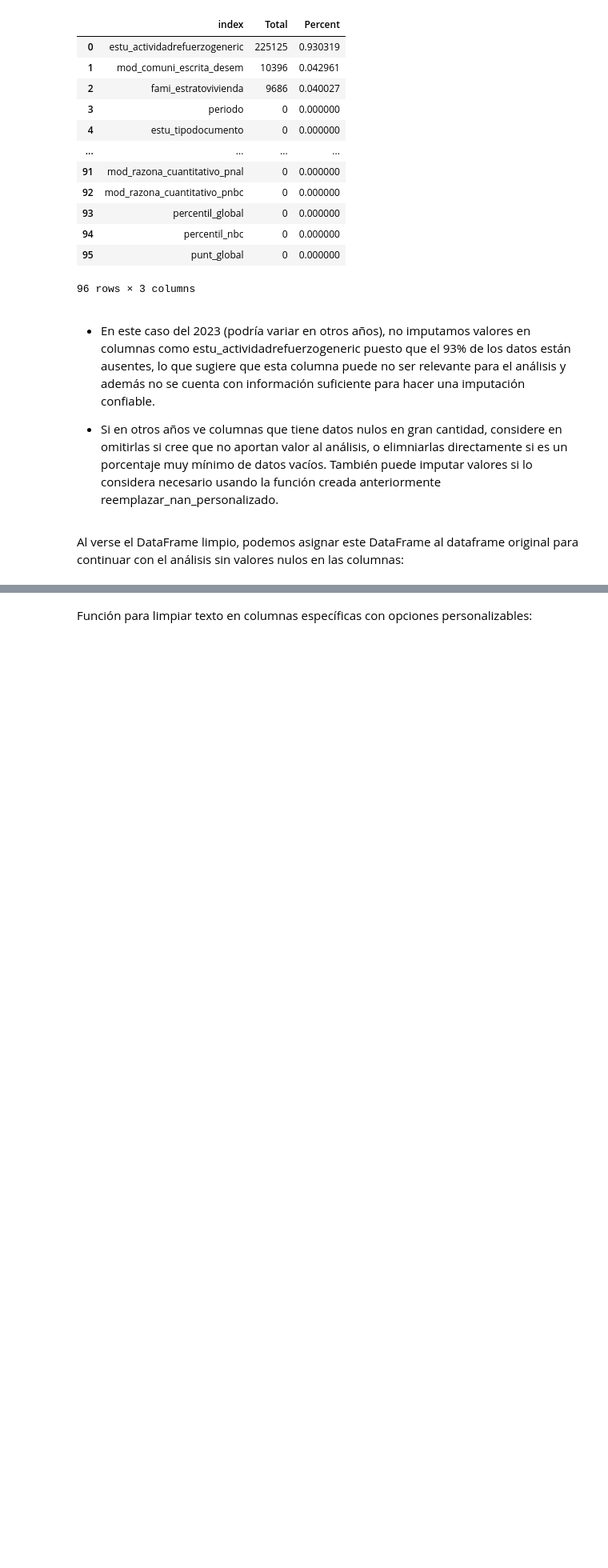
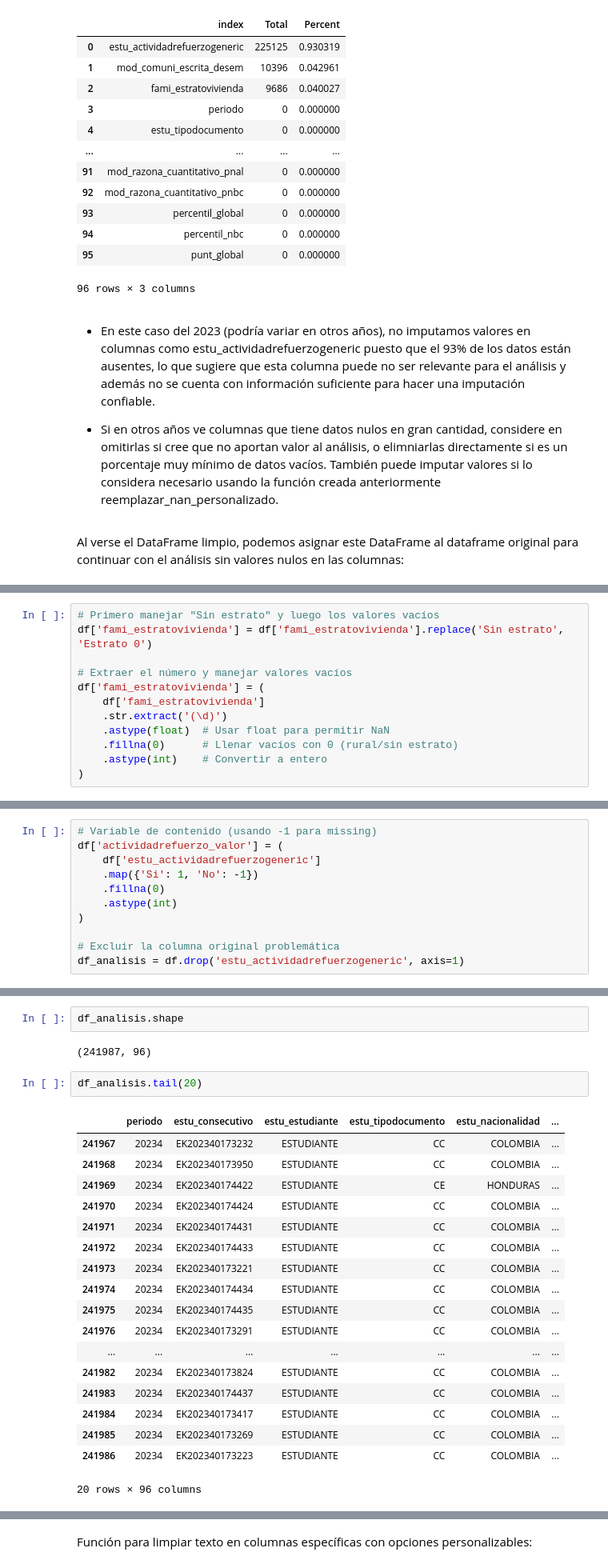
Before and after one commit to prxvxjpg/Proyecto_Pruebas_Saber_Pro, a Jupyter notebook: Data_Preparation/Filtracion_Pruebas_Saber_Pro.ipynb, the cells around one changed output, grey strips where cells are left out. Shown at 80% size. Saved outputs shown, nothing was run; the diff lists cells and outputs as text; blank space fills up the shorter version.

```diff
--- a/Data_Preparation/Filtracion_Pruebas_Saber_Pro.ipynb
+++ b/Data_Preparation/Filtracion_Pruebas_Saber_Pro.ipynb
@@ -235,0 +331,12 @@ df = df_limpio # Asignamos el DataFrame limpio al original para continuar el an
+# %%
+# Primero manejar "Sin estrato" y luego los valores vacíos
+df['fami_estratovivienda'] = df['fami_estratovivienda'].replace('Sin estrato', 'Estrato 0')
+
+# Extraer el número y manejar valores vacíos
+df['fami_estratovivienda'] = (
+    df['fami_estratovivienda']
+    .str.extract('(\d)')
+    .astype(float)  # Usar float para permitir NaN
+    .fillna(0)      # Llenar vacíos con 0 (rural/sin estrato)
+    .astype(int)    # Convertir a entero
+)
@@ -235,0 +410,11 @@ df = df_limpio # Asignamos el DataFrame limpio al original para continuar el an
+# %%
+# Variable de contenido (usando -1 para missing)
+df['actividadrefuerzo_valor'] = (
+    df['estu_actividadrefuerzogeneric']
+    .map({'Si': 1, 'No': -1})
+    .fillna(0)
+    .astype(int)
+)
+
+# Excluir la columna original problemática
+df_analisis = df.drop('estu_actividadrefuerzogeneric', axis=1)
@@ -235,0 +439,25 @@ df = df_limpio # Asignamos el DataFrame limpio al original para continuar el an
+# %%
+df_analisis.shape
+# %% [output]
+(241987, 96)
+# %%
+df_analisis.tail(20)
+# %% [output]
+|  | periodo | estu_consecutivo | estu_estudiante | estu_tipodocumento | estu_nacionalidad | ... |
+| 241967 | 20234 | EK202340173232 | ESTUDIANTE | CC | COLOMBIA | ... |
+| 241968 | 20234 | EK202340173950 | ESTUDIANTE | CC | COLOMBIA | ... |
+| 241969 | 20234 | EK202340174422 | ESTUDIANTE | CE | HONDURAS | ... |
+| 241970 | 20234 | EK202340174424 | ESTUDIANTE | CC | COLOMBIA | ... |
+| 241971 | 20234 | EK202340174431 | ESTUDIANTE | CC | COLOMBIA | ... |
+| 241972 | 20234 | EK202340174433 | ESTUDIANTE | CC | COLOMBIA | ... |
+| 241973 | 20234 | EK202340173221 | ESTUDIANTE | CC | COLOMBIA | ... |
+| 241974 | 20234 | EK202340174434 | ESTUDIANTE | CC | COLOMBIA | ... |
+| 241975 | 20234 | EK202340174435 | ESTUDIANTE | CC | COLOMBIA | ... |
+| 241976 | 20234 | EK202340173291 | ESTUDIANTE | CC | COLOMBIA | ... |
+| ... | ... | ... | ... | ... | ... | ... |
+| 241982 | 20234 | EK202340173824 | ESTUDIANTE | CC | COLOMBIA | ... |
+| 241983 | 20234 | EK202340174437 | ESTUDIANTE | CC | COLOMBIA | ... |
+| 241984 | 20234 | EK202340173417 | ESTUDIANTE | CC | COLOMBIA | ... |
+| 241985 | 20234 | EK202340173269 | ESTUDIANTE | CC | COLOMBIA | ... |
+| 241986 | 20234 | EK202340173223 | ESTUDIANTE | CC | COLOMBIA | ... |
+20 rows × 96 columns
```
Also changed, not shown: parts of 26 cells of this notebook.
